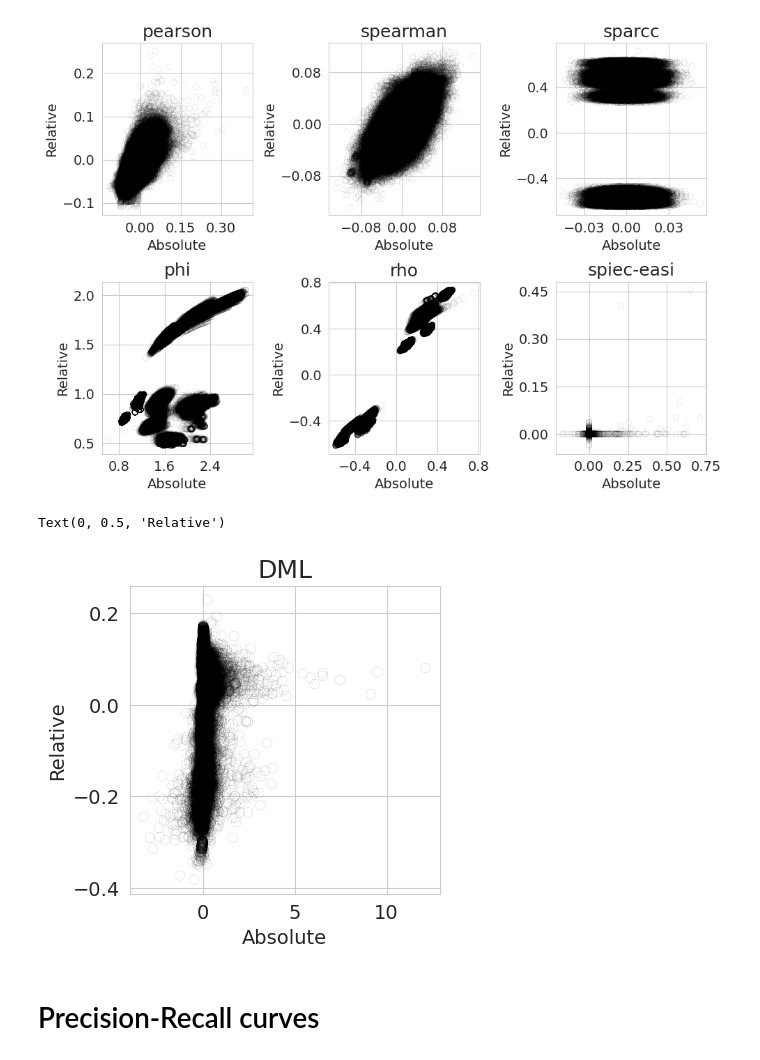
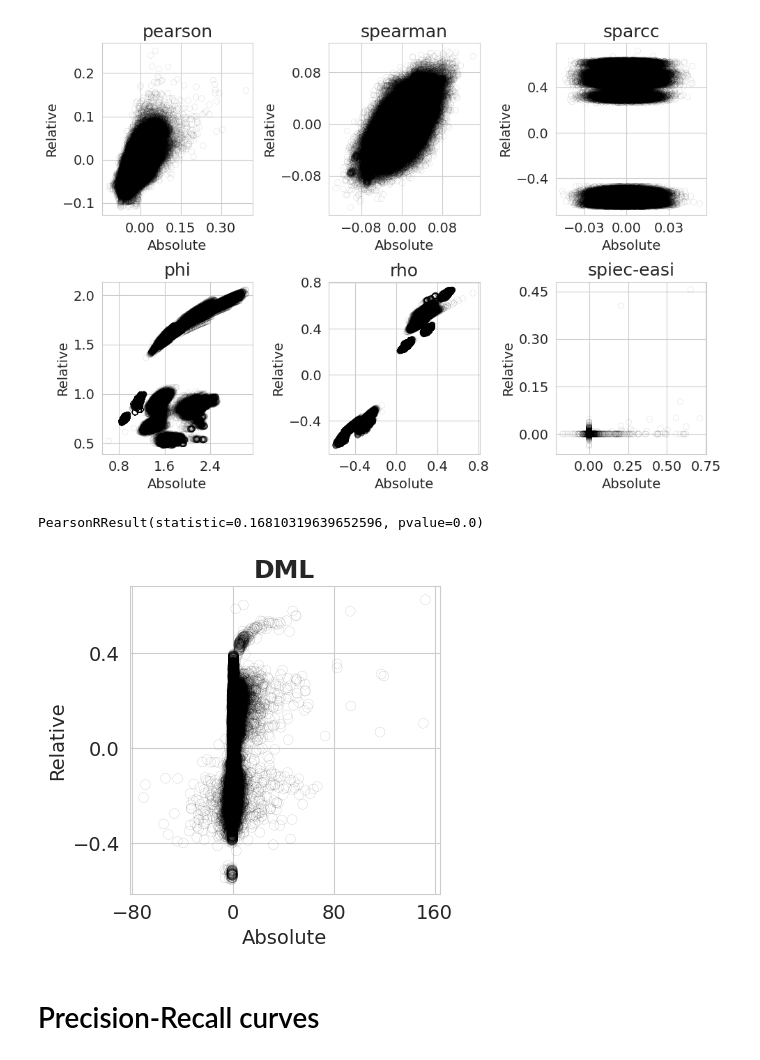
Before and after one commit to DriesDeRyck/thesis, a Jupyter notebook: sim_new/evaluate-simulation.ipynb, the cells around one changed output. Cells and saved outputs as stored; diff of their text form; code cells hidden in the pictures.

```diff
--- a/sim_new/evaluate-simulation.ipynb
+++ b/sim_new/evaluate-simulation.ipynb
@@ -129,26 +131,28 @@ plt.tight_layout()
 [figure]
 # %%
 ranks = rel_ranks
-dml_abs_ranks = pd.read_csv(os.path.join(results_dir, 'abs/dml_ranks.norm.tsv'), index_col=0, sep="\t").T.loc[
+dml_abs_ranks = pd.read_csv(os.path.join('./results/DML/', 'abs_rf/coefficients.tsv'), index_col=0, sep="\t").T.loc[
     ranks.index, ranks.columns]
-dml_rel_ranks = pd.read_csv(os.path.join(results_dir, 'rel/dml_ranks.norm.tsv'), index_col=0, sep="\t").T.loc[
+dml_rel_ranks = pd.read_csv(os.path.join('./results/DML/', 'rf_clr_sep_min/coefficients.tsv'), index_col=0, sep="\t").T.loc[
     ranks.index, ranks.columns]
 
 tool = 'DML'
 fig, axs = plt.subplots(figsize=(4, 4))
 axs.scatter(dml_abs_ranks.values.ravel(), dml_rel_ranks.values.ravel(), linewidth=0.1,
             facecolors='none', edgecolors='k', alpha=0.5, s=50)
 
 axs.tick_params(axis="x", labelsize=14)
 axs.tick_params(axis="y", labelsize=14)
 axs.xaxis.set_major_locator(plt.MaxNLocator(4))
 axs.yaxis.set_major_locator(plt.MaxNLocator(4))
-axs.set_title(tool, fontsize=18)
+axs.set_title(tool, fontsize=18, fontweight='bold')
 axs.set_xlabel('Absolute', fontsize=14)
 axs.set_ylabel('Relative', fontsize=14)
+pearson = pearsonr(dml_abs_ranks.values.ravel(), dml_rel_ranks.values.ravel())
+print(pearson)
 # %% [output]
-Text(0, 0.5, 'Relative')
+PearsonRResult(statistic=0.16810319639652596, pvalue=0.0)
-[figure, old version]
+[figure, new version]
 # %% [markdown]
 # Precision-Recall curves
 # %%
```
Also changed, not shown: parts of 9 cells of this notebook, 18 other files.
